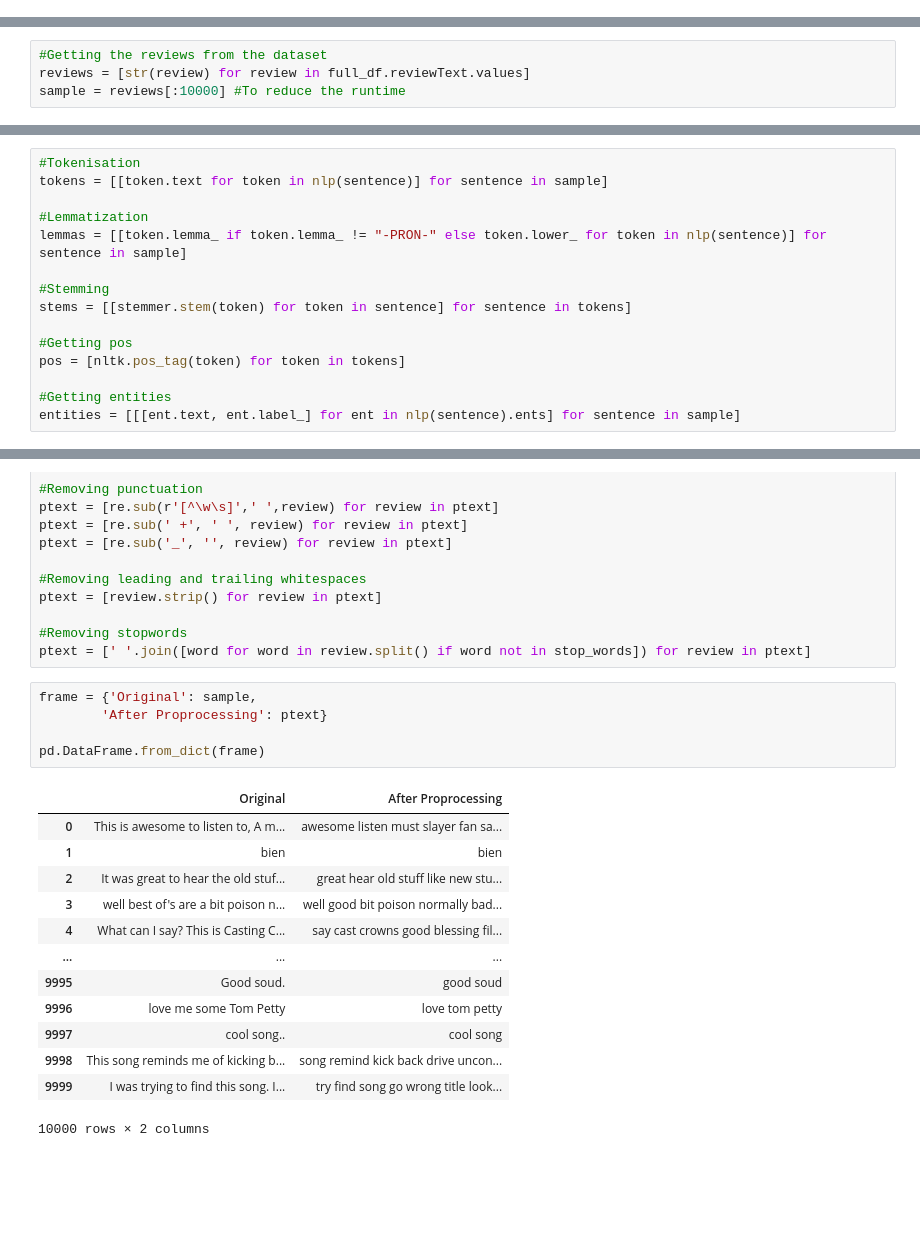
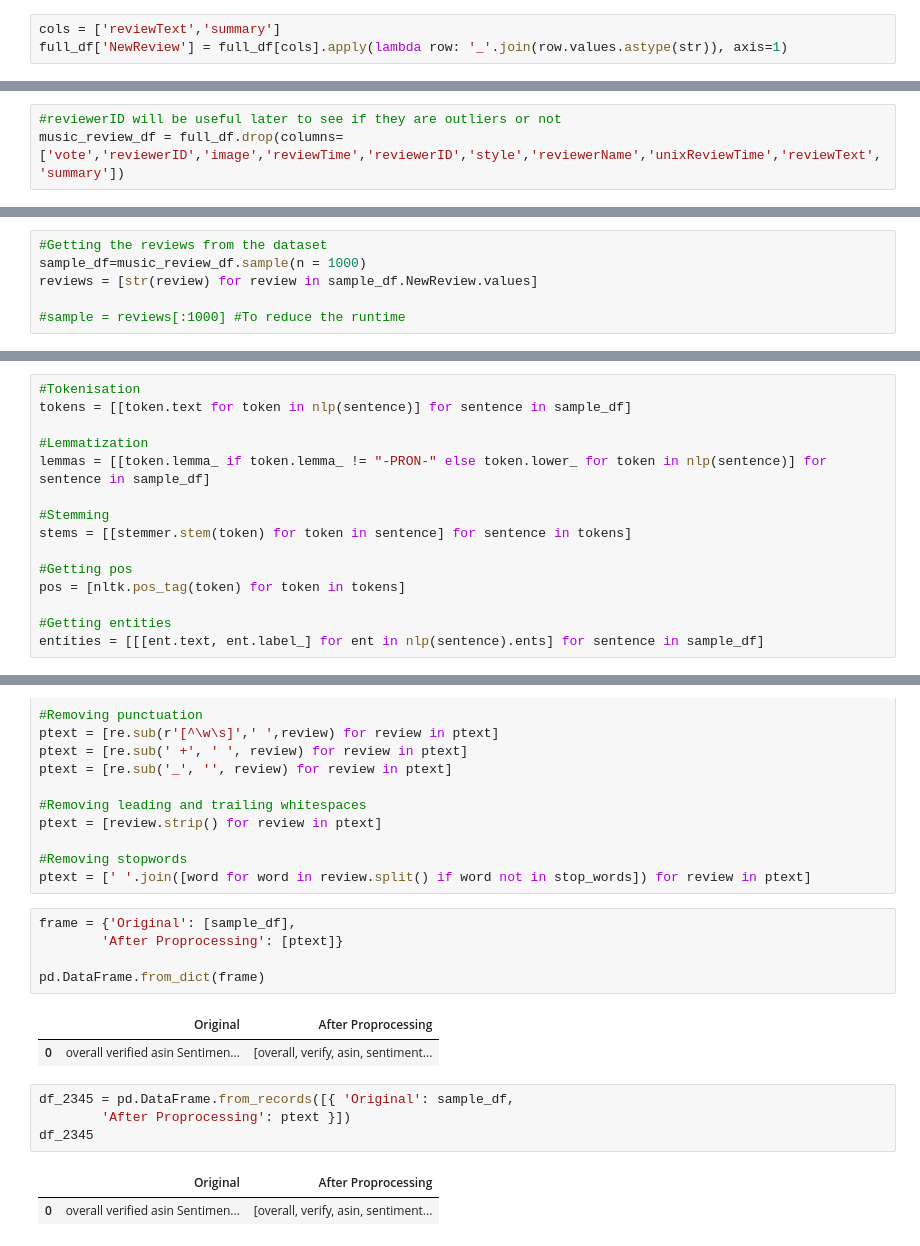
Before and after one commit to xenic1990/comp313-002-Team-2, a Jupyter notebook: Digital_Music.ipynb, the cells around one changed output, grey strips where cells are left out. Cells and saved outputs as stored; diff of their text form; blank space fills up the shorter version.

```diff
--- a/Digital_Music.ipynb
+++ b/Digital_Music.ipynb
@@ -66,0 +239,3 @@ full_df.head(10)
+# %%
+cols = ['reviewText','summary']
+full_df['NewReview'] = full_df[cols].apply(lambda row: '_'.join(row.values.astype(str)), axis=1)
@@ -66,0 +268,3 @@ full_df.head(10)
+# %%
+#reviewerID will be useful later to see if they are outliers or not
+music_review_df = full_df.drop(columns=['vote','reviewerID','image','reviewTime','reviewerID','style','reviewerName','unixReviewTime','reviewText','summary'])
@@ -67,4 +294,6 @@ full_df.head(10)
 # %%
 #Getting the reviews from the dataset
-reviews = [str(review) for review in full_df.reviewText.values]
-sample = reviews[:10000] #To reduce the runtime
+sample_df=music_review_df.sample(n = 1000)
+reviews = [str(review) for review in sample_df.NewReview.values]
+
+#sample = reviews[:1000] #To reduce the runtime
@@ -71,9 +325,9 @@ sample = reviews[:10000] #To reduce the runtime
 # %%
 #Tokenisation
-tokens = [[token.text for token in nlp(sentence)] for sentence in sample]
+tokens = [[token.text for token in nlp(sentence)] for sentence in sample_df]
 
 #Lemmatization
-lemmas = [[token.lemma_ if token.lemma_ != "-PRON-" else token.lower_ for token in nlp(sentence)] for sentence in sample]
+lemmas = [[token.lemma_ if token.lemma_ != "-PRON-" else token.lower_ for token in nlp(sentence)] for sentence in sample_df]
 
 #Stemming
 stems = [[stemmer.stem(token) for token in sentence] for sentence in tokens]
@@ -82,4 +336,4 @@ stems = [[stemmer.stem(token) for token in sentence] for sentence in tokens]
 pos = [nltk.pos_tag(token) for token in tokens]
 
 #Getting entities
-entities = [[[ent.text, ent.label_] for ent in nlp(sentence).ents] for sentence in sample]
+entities = [[[ent.text, ent.label_] for ent in nlp(sentence).ents] for sentence in sample_df]
@@ -104,24 +369,20 @@ ptext = [review.strip() for review in ptext]
 #Removing stopwords
 ptext = [' '.join([word for word in review.split() if word not in stop_words]) for review in ptext]
 # %%
-frame = {'Original': sample,
-        'After Proprocessing': ptext}
+frame = {'Original': [sample_df],
+        'After Proprocessing': [ptext]}
 
 pd.DataFrame.from_dict(frame)
 # %% [output]
 |  | Original | After Proprocessing |
-| 0 | This is awesome to listen to, A m... | awesome listen must slayer fan sa... |
-| 1 | bien | bien |
-| 2 | It was great to hear the old stuf... | great hear old stuff like new stu... |
-| 3 | well best of's are a bit poison n... | well good bit poison normally bad... |
-| 4 | What can I say? This is Casting C... | say cast crowns good blessing fil... |
-| ... | ... | ... |
-| 9995 | Good soud. | good soud |
-| 9996 | love me some Tom Petty | love tom petty |
-| 9997 | cool song.. | cool song |
-| 9998 | This song reminds me of kicking b... | song remind kick back drive uncon... |
-| 9999 | I was trying to find this song. I... | try find song go wrong title look... |
+| 0 | overall verified asin Sentimen... | [overall, verify, asin, sentiment... |
-10000 rows × 2 columns
+# %%
+df_2345 = pd.DataFrame.from_records([{ 'Original': sample_df,
+        'After Proprocessing': ptext }])
+df_2345
+# %% [output]
+|  | Original | After Proprocessing |
+| 0 | overall verified asin Sentimen... | [overall, verify, asin, sentiment... |
 # %%
 #Number of words
 print('Number of words:')
```
Also changed, not shown: parts of 65 cells of this notebook.
